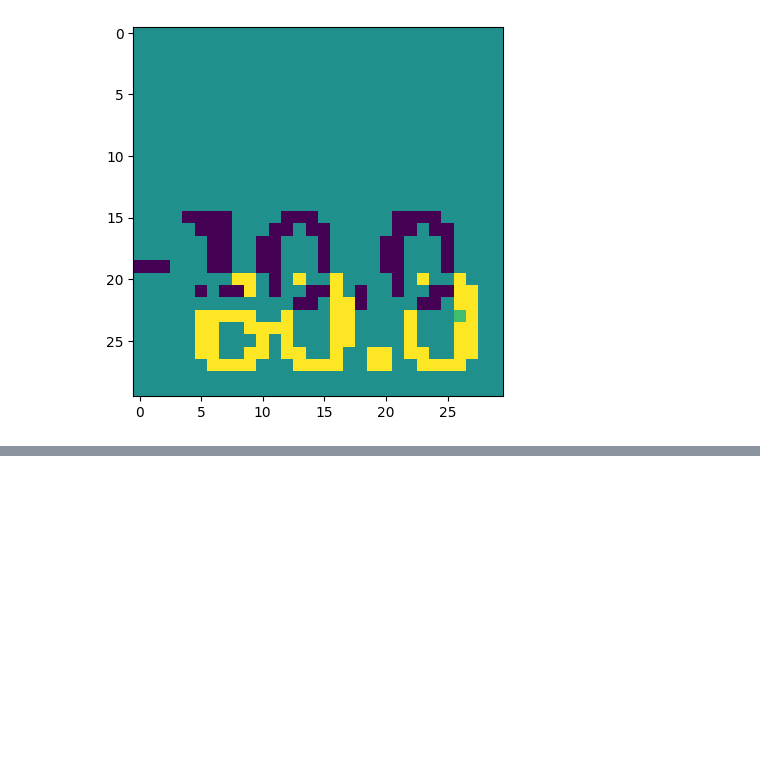
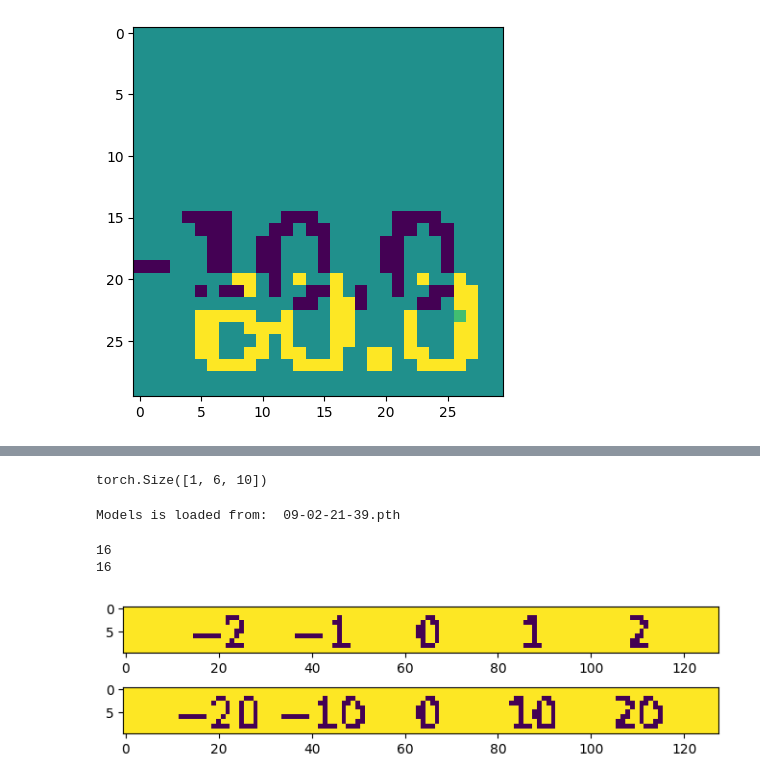
Before and after one commit to khachaturyan-1991/PlotExtract, a Jupyter notebook: TextBeast.ipynb, the cells around one changed output, grey strips where cells are left out. Cells and saved outputs as stored; diff of their text form; code cells hidden in the pictures; blank space fills up the shorter version.

```diff
--- a/TextBeast.ipynb
+++ b/TextBeast.ipynb
@@ -902,0 +1049,49 @@ plt.imshow(test_1 - test_2)
+# %%
+number_dict = {"train": 2600, "validation": 256, "test": 32}
+
+for mode in "train validation test".split():
+    num_img = number_dict[mode]
+    dataset = GenerateSequenceDataset(num_samples=10, img_size=128, fig_size=2)
+    df = {}
+    for i, (img, lable) in enumerate(dataset):
+        df[i] = lable.numpy()
+        np.save(f"./data/numbers/{mode}/{i}.npy", img[0].numpy())
+        if i == num_img:
+            break
+    df = pd.DataFrame(df).T
+    df.to_csv(f"./data/numbers/{mode}/labels.csv")
+# %%
+class CRNN(nn.Module):
+
+    def __init__(self, num_classes=10):
+        super(CRNN, self).__init__()
+        self.num_classes = num_classes
+        self.cnn = nn.Sequential(
+            nn.Conv2d(1, 32, kernel_size=3, stride=1, padding=1),
+            nn.ReLU(),
+            nn.MaxPool2d(2, 2),
+            nn.Conv2d(32, 32, kernel_size=3, stride=1, padding=1),
+            nn.ReLU(),
+            nn.Conv2d(32, 64, kernel_size=3, stride=1, padding=1),
+            nn.ReLU(),
+            nn.MaxPool2d(2, 2)
+        )
+        self.rnn = nn.LSTM(input_size=64, hidden_size=128,
+                           num_layers=2, bidirectional=True,
+                           batch_first=True)
+        self.fc = nn.Linear(128 * 2, num_classes * 6)
+
+    def forward(self, x):
+        x = self.cnn(x)
+        x = x.view(x.size(0), -1, 64)
+        x, _ = self.rnn(x)
+        x = x[:, -1, :]
+        x = self.fc(x)
+        x = x.view(-1, 6, self.num_classes)
+        return x
+
+crnn_model = CRNN(num_classes=10)
+random_input = torch.rand(1, 1, 10, 250)
+crnn_model(random_input).shape
+# %% [output]
+torch.Size([1, 6, 10])
@@ -902,0 +1212,11 @@ plt.imshow(test_1 - test_2)
+# %%
+def load_model(model: torch.nn.Module, file_name: str):
+    assert os.path.exists(file_name), "No weights were found"
+    state_dict = torch.load(file_name, weights_only=True)
+    model.load_state_dict(state_dict)
+    print("Models is loaded from: ", file_name)
+    return model
+
+crnn_model = load_model(crnn_model, "09-02-21-39.pth")
+# %% [output]
+Models is loaded from:  09-02-21-39.pth
@@ -902,0 +1225,20 @@ plt.imshow(test_1 - test_2)
+# %%
+number_loader = create_numbers_loader(mode="validation", num_samples=16,
+                                      batch_size=16, shuffle=True)
+plots_loader = create_plots_loader(mode="validation", num_samples=16,
+                                   batch_size=16, shuffle=True)
+%matplotlib inline
+for num_img, label in number_loader:
+    break
+for plot_img, mask in plots_loader:
+    break
+# %% [output]
+16
+16
+# %%
+_, ax = plt.subplots(2, 1, figsize=(8, 2))
+ax[0].imshow(plot_img[0][0][118:])
+ax[1].imshow(num_img[0][0])
+plt.show()
+# %% [output]
+[figure, added]
```
Also changed, not shown: parts of 18 cells of this notebook, 4 other files.
